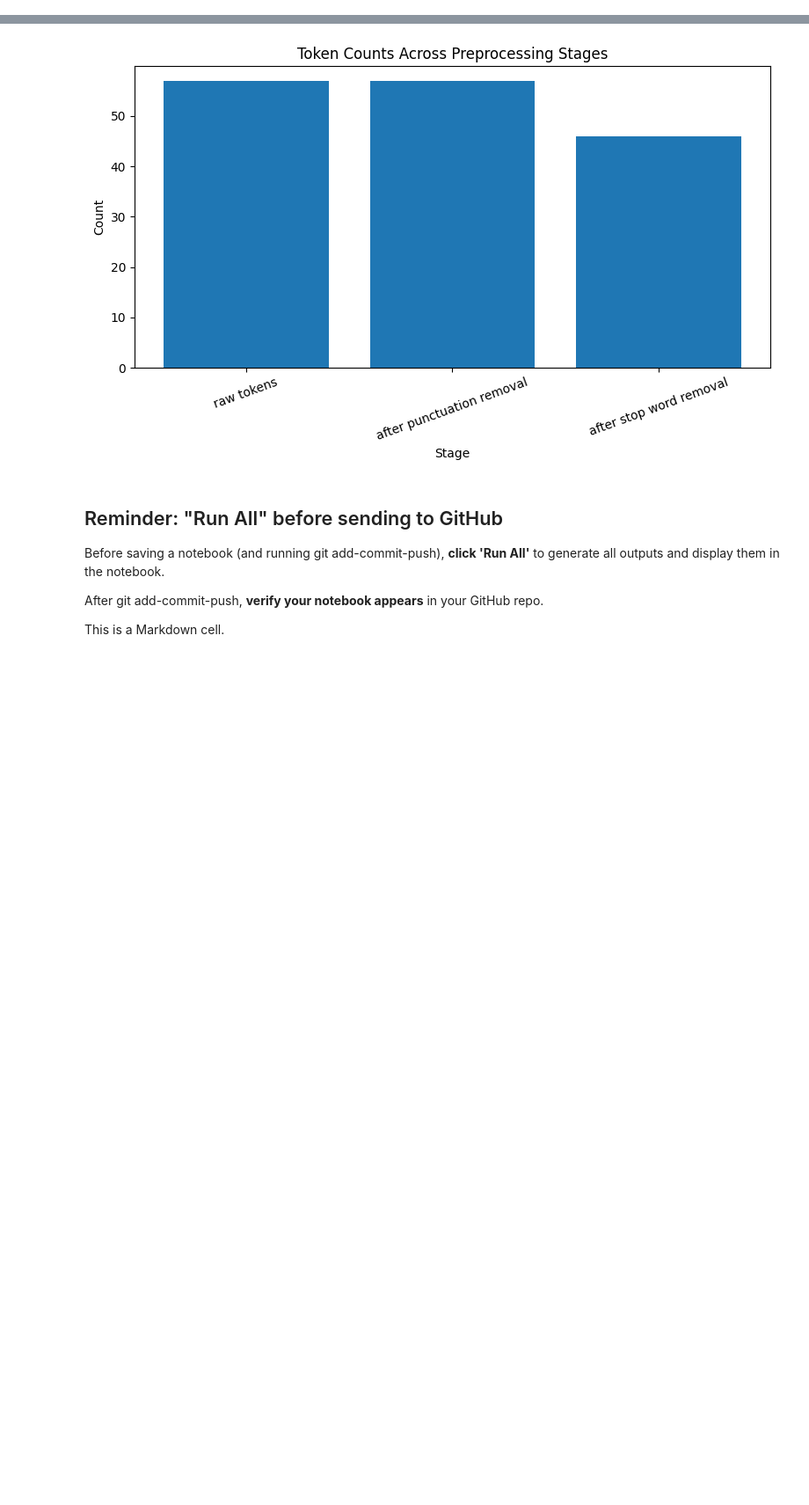
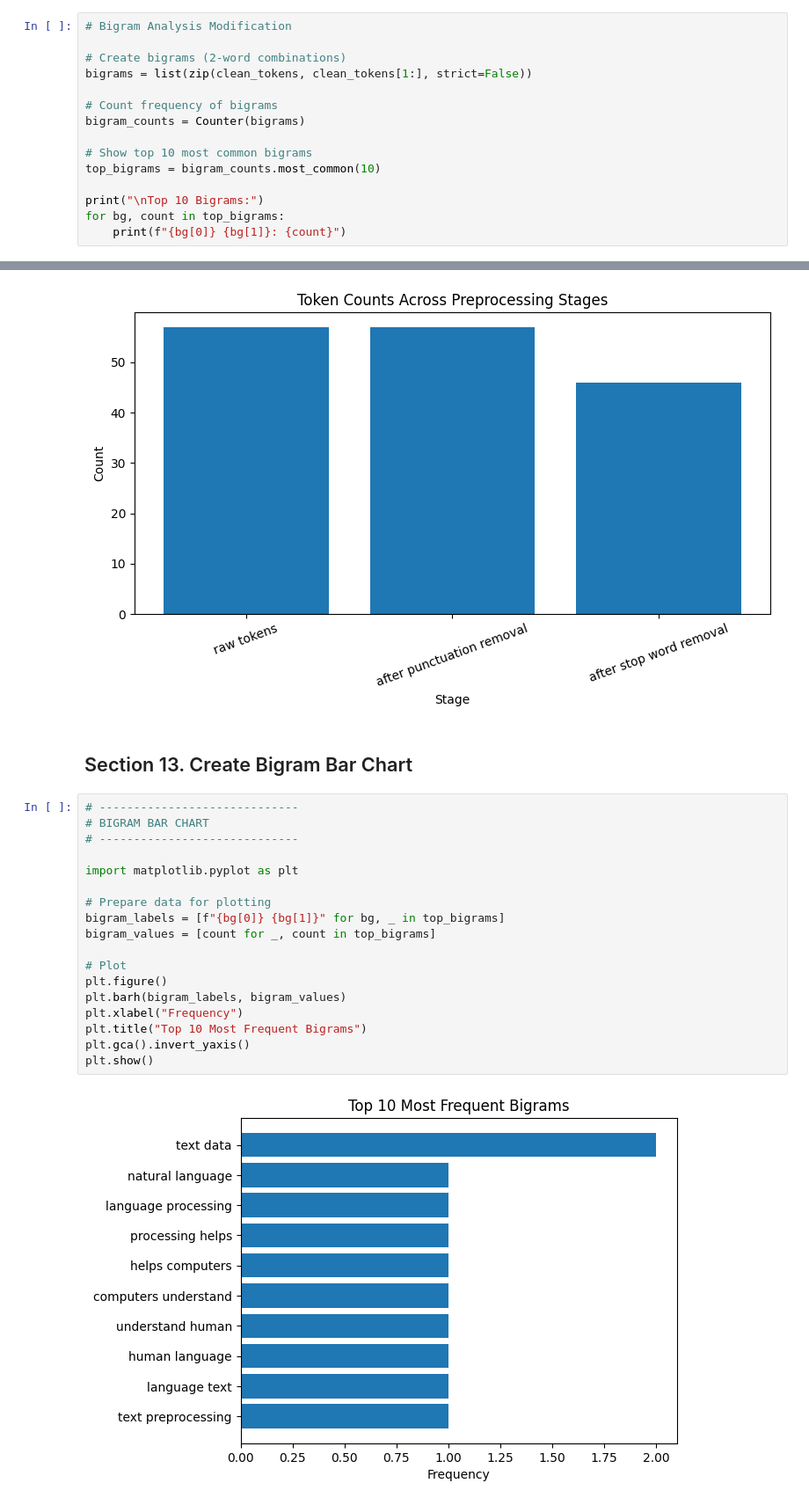
Before and after one commit to bfuemmeler/nlp-02-text-preprocessing, a Jupyter notebook: notebooks/text_preprocessing_fuemmeler.ipynb, the cells around one changed output, grey strips where cells are left out. Shown at 88% size. Saved outputs shown, nothing was run; the diff lists cells and outputs as text; blank space fills up the shorter version.

Commit message:
fix bigrams code

```diff
--- a/notebooks/text_preprocessing_fuemmeler.ipynb
+++ b/notebooks/text_preprocessing_fuemmeler.ipynb
@@ -200,0 +205,15 @@ Total cleaned tokens: 46
+# %%
+# Bigram Analysis Modification
+
+# Create bigrams (2-word combinations)
+bigrams = list(zip(clean_tokens, clean_tokens[1:], strict=False))
+
+# Count frequency of bigrams
+bigram_counts = Counter(bigrams)
+
+# Show top 10 most common bigrams
+top_bigrams = bigram_counts.most_common(10)
+
+print("\nTop 10 Bigrams:")
+for bg, count in top_bigrams:
+    print(f"{bg[0]} {bg[1]}: {count}")
@@ -303,12 +334,25 @@ plt.tight_layout()
 plt.show()
 # %% [output]
 [figure]
-# %% [markdown]
-## Reminder: "Run All" before sending to GitHub
-
-Before saving a notebook (and running git add-commit-push),
-**click 'Run All'** to generate all outputs and display them in the notebook.
-
-After git add-commit-push, **verify your notebook appears** in your GitHub repo.
-
-This is a Markdown cell.
+# %% [markdown]
+## Section 13. Create Bigram Bar Chart
+# %%
+# -----------------------------
+# BIGRAM BAR CHART
+# -----------------------------
+
+import matplotlib.pyplot as plt
+
+# Prepare data for plotting
+bigram_labels = [f"{bg[0]} {bg[1]}" for bg, _ in top_bigrams]
+bigram_values = [count for _, count in top_bigrams]
+
+# Plot
+plt.figure()
+plt.barh(bigram_labels, bigram_values)
+plt.xlabel("Frequency")
+plt.title("Top 10 Most Frequent Bigrams")
+plt.gca().invert_yaxis()
+plt.show()
+# %% [output]
+[figure, added]
```
Also changed, not shown: parts of 11 cells of this notebook, 5 other files.
